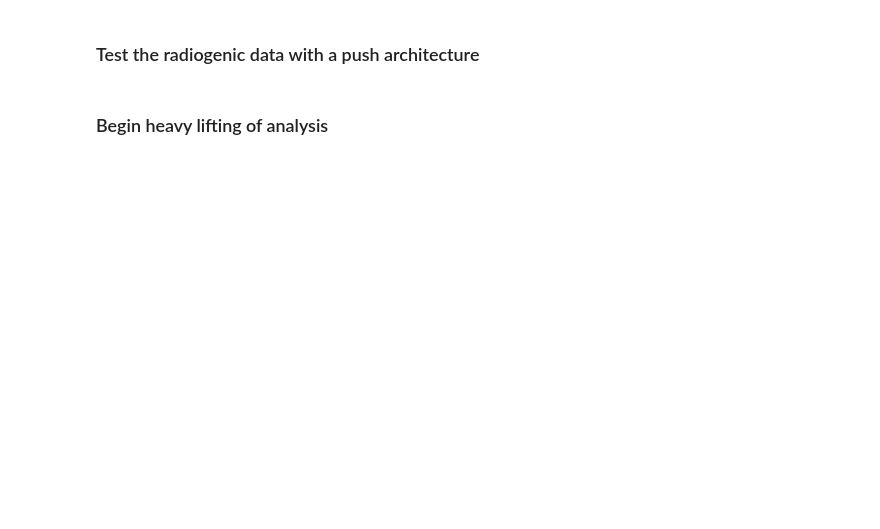
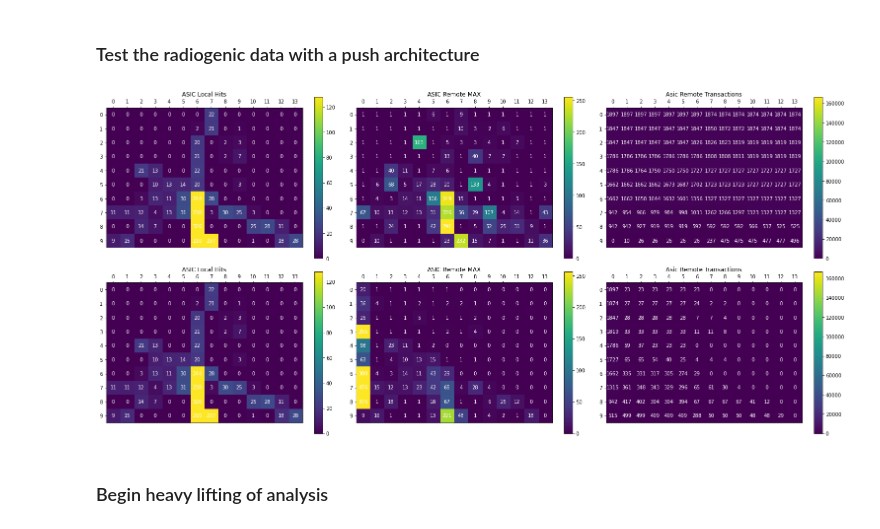
Before and after one commit to kkeefe/qpix-digital, a Jupyter notebook: simulation-software/ArrayNotebook.ipynb, the cells around one changed output. Cells and saved outputs as stored; diff of their text form; code cells hidden in the pictures; blank space fills up the shorter version.

```diff
--- a/simulation-software/ArrayNotebook.ipynb
+++ b/simulation-software/ArrayNotebook.ipynb
@@ -651,61 +666,63 @@ if bTestPush:
     rows = readDF["nrows"]
     cols = readDF["ncols"]
 
-    testingArrays = []
+    push_testingArrays = []
     testTimeout = 45e3
 
     # make a 'snake' routed Asic tile
     rad_arrayS = qparray.QpixAsicArray(rows, cols, tiledf=readDF, debug=0)
-    rad_arrayS.Route(route="snake", timeout=testTimeout, transact=False)
+    rad_arrayS.Route(route="snake", transact=False)
     rad_arrayS.SetPushState(enabled=True, transact=False)
-    testingArrays.append(rad_arrayS)
+    push_testingArrays.append(rad_arrayS)
 
     # # make a 'left' routed Asic tile
     rad_arrayL = qparray.QpixAsicArray(rows, cols, tiledf=readDF, debug=0)
-    rad_arrayL.Route(route="left", timeout=testTimeout, transact=False)
+    rad_arrayL.Route(route="left", transact=False)
     rad_arrayL.SetPushState(enabled=True, transact=False)
-    testingArrays.append(rad_arrayL)
+    push_testingArrays.append(rad_arrayL)
 
     # radiogenic data lasts until 10 seconds
     TIMESTOP = 10
     intfrq = 0.5
 
     # listen for the entire duration
-    for tile in testingArrays:
-        tile.IdleFor(TIMESTOP + 5)
+    for tile in push_testingArrays:
+        tile.IdleFor(TIMESTOP + 1)
 # %%
 if bTestPush:
-    fig, axs = plt.subplots(len(testingArrays),3, figsize=(21.5,5*len(testingArrays)))
-    for ti, tile in enumerate(testingArrays):
+    fig, axs = plt.subplots(len(push_testingArrays),3, figsize=(21.5,5*len(push_testingArrays)))
+    for ti, tile in enumerate(push_testingArrays):
 
         transactData = PrintTransactMap(tile, silent=True)
 
         # build up 2d array of transactions to store in heat maps
         localData = np.zeros((rows,cols), dtype=np.int32)
         localT = transactData["LocalT"]
         for i, j, T in localT:
             localData[i][j] = T
 
         remoteDataT = np.zeros((rows,cols), dtype=np.int32)
         remoteT = transactData["RemoteT"]
         for i, j, T in remoteT:
             remoteDataT[i][j] = T
 
         remoteDataM = np.zeros((rows,cols), dtype=np.int32)
         remoteM = transactData["RemoteMax"]
         for i, j, T in remoteM:
             remoteDataM[i][j] = T
 
         # max number of transactions in this data time
         maxActivity = TIMESTOP / (1/testingArrays[0].fNominal * 1800)
 
         # construct the heatmaps
         heatMap(localData, rows, cols, ax=axs[ti, 0], vmin=0, vmax=128, header="ASIC Local Hits")
         heatMap(remoteDataM, rows, cols, ax=axs[ti, 1], vmin=0, vmax=256, header="ASIC Remote MAX")
         heatMap(remoteDataT, rows, cols, ax=axs[ti, 2], vmin=0, vmax=maxActivity, header="Asic Remote Transactions")
 
     fig.tight_layout()
     plt.show()
+# %% [output]
+[figure, added]
 # %% [markdown]
 ### Begin heavy lifting of analysis
 # %%
```
Also changed, not shown: parts of 6 cells of this notebook, 12 other files.
